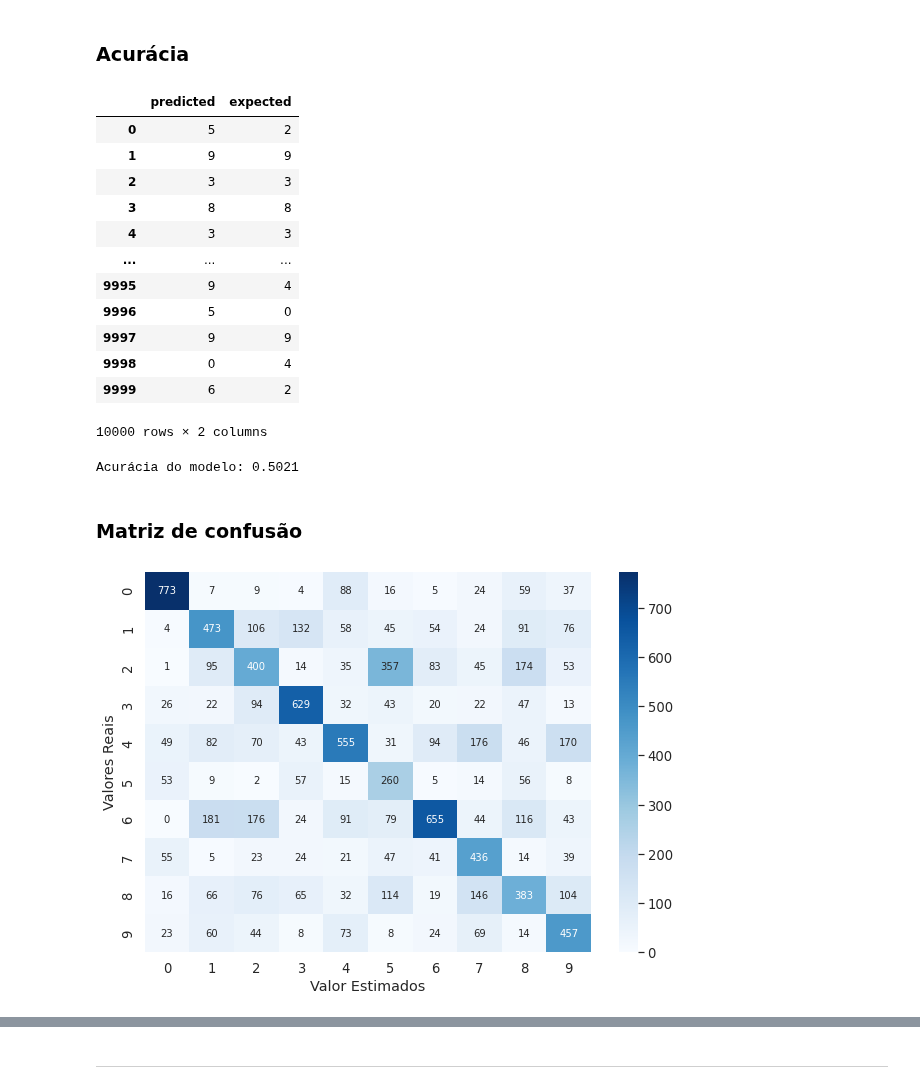
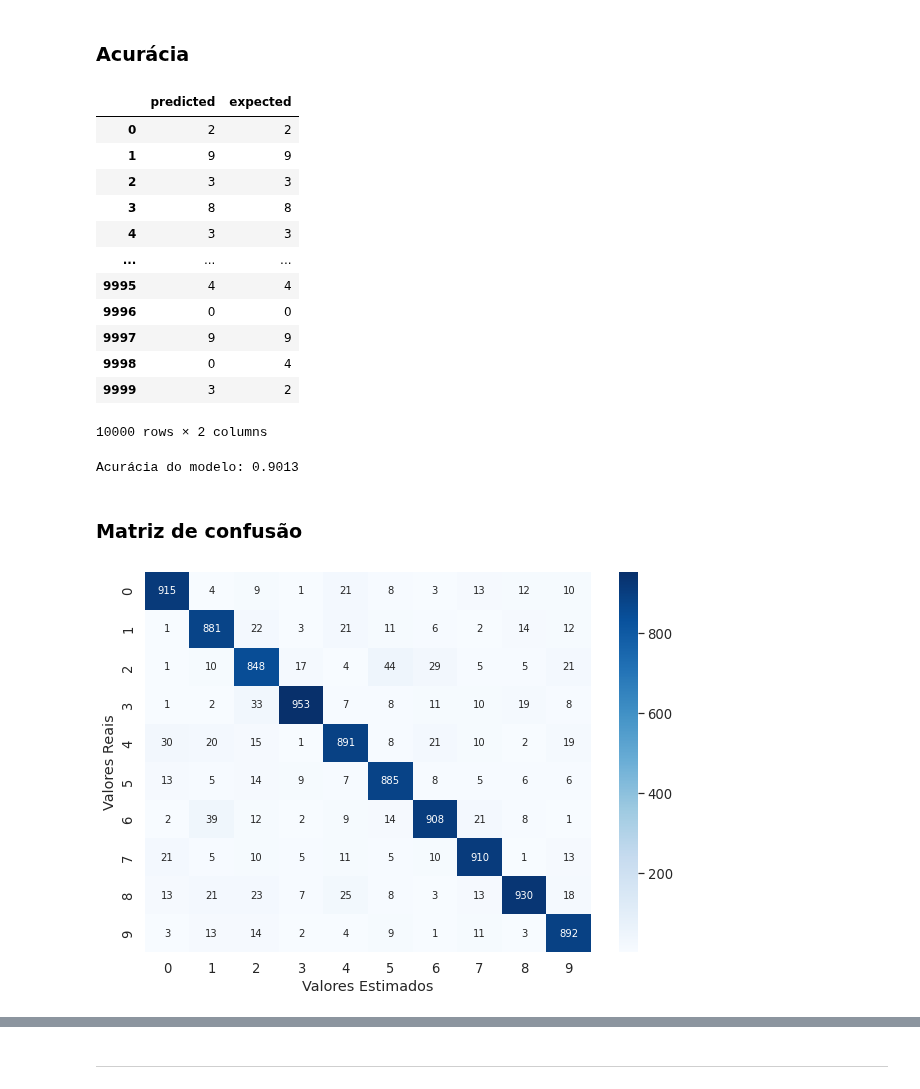
Before and after one commit to gus-phys/Kuzushiji-MNIST-MLP-NN, a Jupyter notebook: KMNIST-classificacao-testes.ipynb, the cells around one changed output, grey strips where cells are left out. Saved outputs shown, nothing was run; the diff lists cells and outputs as text; code cells hidden in the pictures.

```diff
--- a/KMNIST-classificacao-testes.ipynb
+++ b/KMNIST-classificacao-testes.ipynb
@@ -25,12 +25,13 @@ from torch import optim
 # Transform
 transform = transforms.Compose([
 #     transforms.RandomHorizontalFlip(p=0.5),
-    transforms.ToTensor()#,
-#     transforms.Normalize((0.5,), (0.5,))
+    transforms.Grayscale(),
+    transforms.ToTensor(),
+    transforms.Normalize((0.5,), (0.5,))
 ])
 
 # Batch size
-batch_size = 49
+batch_size = 60
 # %% [markdown]
 ## Leitura dos dados
 # %%
@@ -94,13 +117,13 @@ class ClassifierDropout(nn.Module):
 model = ClassifierDropout()
 
 # Learning rate
-learning_rate = 0.01
+learning_rate = 0.1
 # Optimizer
-optimizer = torch.optim.SGD(model.parameters(), lr=learning_rate)
+optimizer = torch.optim.ASGD(model.parameters(), lr=learning_rate)
 # Criterion
 criterion = torch.nn.CrossEntropyLoss()
 # Epoch
-epochs = 15
+epochs = 40
 # %% [markdown]
 ## Treinando a rede
 # %%
@@ -216,23 +241,23 @@ results = pd.DataFrame({'predicted': predicted, 'expected':expected})
 results
 # %% [output]
 |  | predicted | expected |
-| 0 | 5 | 2 |
+| 0 | 2 | 2 |
 | 1 | 9 | 9 |
 | 2 | 3 | 3 |
 | 3 | 8 | 8 |
 | 4 | 3 | 3 |
 | ... | ... | ... |
-| 9995 | 9 | 4 |
-| 9996 | 5 | 0 |
+| 9995 | 4 | 4 |
+| 9996 | 0 | 0 |
 | 9997 | 9 | 9 |
 | 9998 | 0 | 4 |
-| 9999 | 6 | 2 |
+| 9999 | 3 | 2 |
 10000 rows × 2 columns
 # %%
 accuracy = (results['predicted'] == results['expected']).sum()/len(results)
 print(f"Acurácia do modelo: {accuracy}")
 # %% [output]
-Acurácia do modelo: 0.5021
+Acurácia do modelo: 0.9013
 # %% [markdown]
 ### Matriz de confusão
 # %%
@@ -241,11 +266,11 @@ from sklearn.metrics import confusion_matrix
 # %%
 cm = confusion_matrix(predicted, expected)
 df_cm = pd.DataFrame(cm)
 df_cm.index.name = "Valores Reais"
-df_cm.columns.name = "Valor Estimados"
+df_cm.columns.name = "Valores Estimados"
 plt.figure(figsize = (10,7))
 sns.set(font_scale=1.2)
 sns.heatmap(df_cm, cmap="Blues", annot=True, fmt="d", annot_kws={"size": 10})
 plt.show()
 # %% [output]
-[figure, old version]
+[figure, new version]
```
Also changed, not shown: parts of 18 cells of this notebook.
